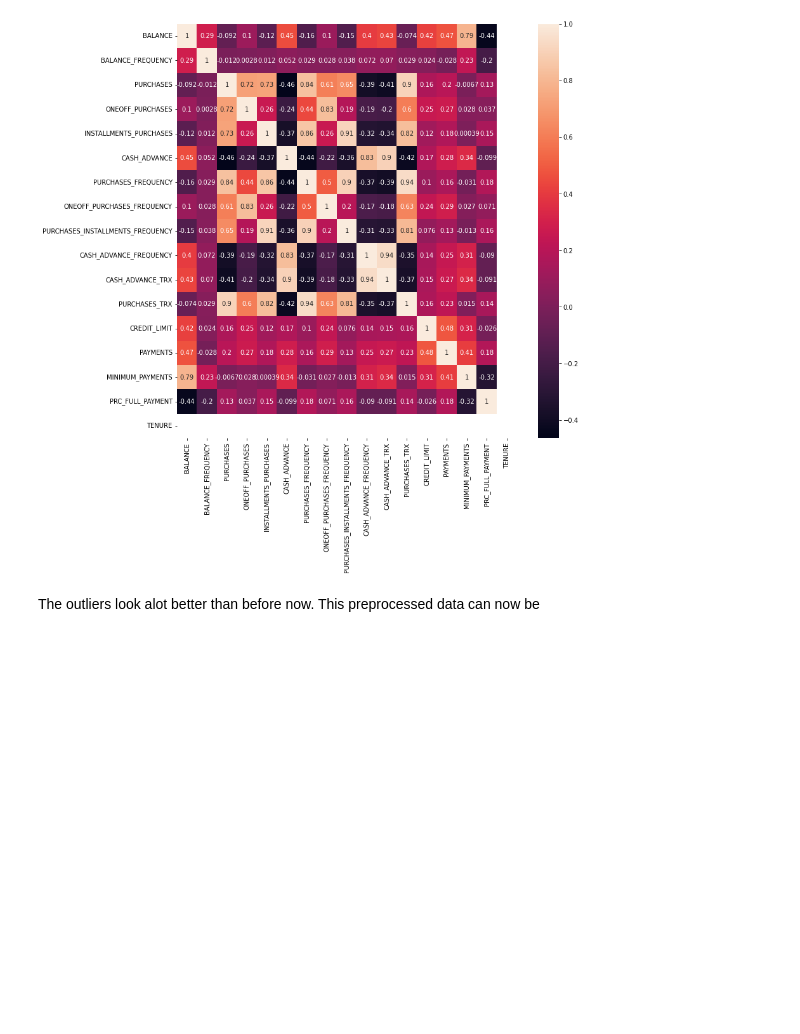
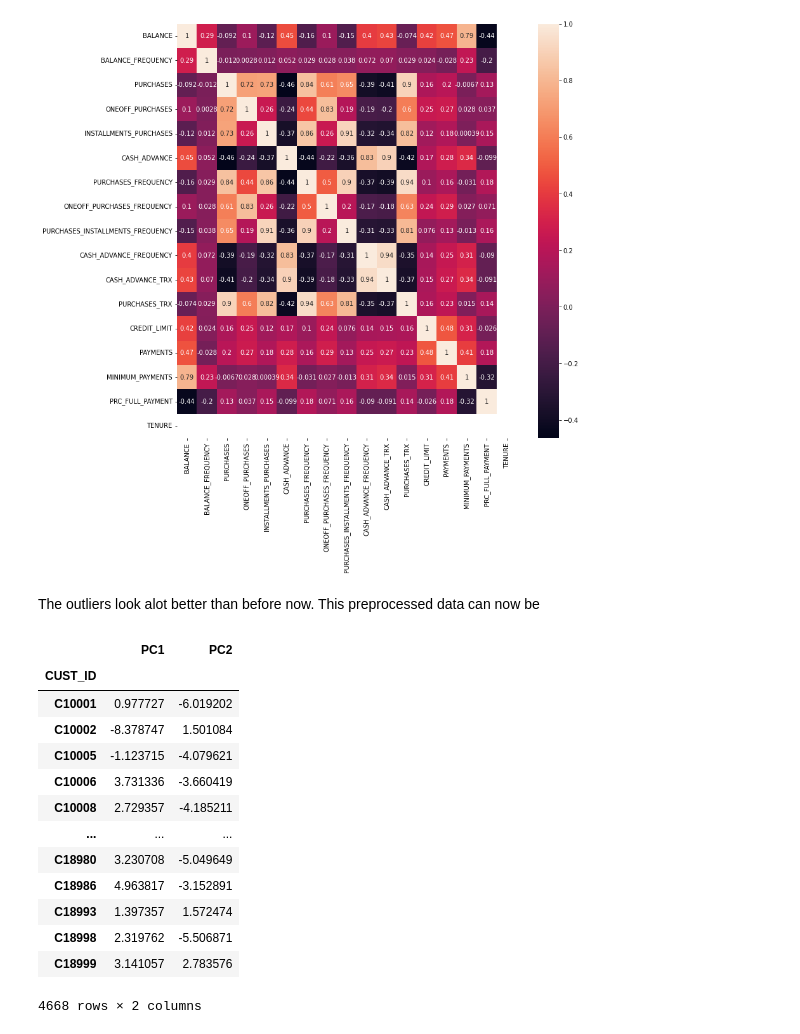
Before and after one commit to kasun61/credit-card-clustering, a Jupyter notebook: notebooks/preprocessing.ipynb, the cells around one changed output. Drawn from its saved outputs; the diff is of its cells as text; code cells hidden in the pictures; blank space fills up the shorter version.

```diff
--- a/notebooks/preprocessing.ipynb
+++ b/notebooks/preprocessing.ipynb
@@ -160,3 +164,43 @@ plt.show()
 [figure]
 # %% [markdown]
 The outliers look alot better than before now. This preprocessed data can now be
+# %%
+def apply_pca (data, n_components = 2):
+    """
+    Function to apply PCA to reduce dimensions
+
+    Args:
+        data [dataframe]: data file for user attributes
+        n_components [int]: number of components in PCA, default as 2
+    Returns:
+        pca_df [dataframe]: data file with principal components
+        pca_fit [dataframe]: fitted PCA
+    """
+
+    pca = PCA(n_components = n_components)     #PCA
+    pca_fit = pca.fit_transform(data) #Reducing the dimensions of the data
+    pca_df = pd.DataFrame(pca_fit,  #Dataframe for first 2 PCs
+                            columns = ['PC1', 'PC2'],
+                            index=data.index.copy())  # set yara_user_id as index
+
+
+    return pca_df, pca
+# %%
+data_pca, pca = apply_pca(df_without_outliers)
+# %%
+data_pca
+# %% [output]
+|  | PC1 | PC2 |
+| CUST_ID |  |  |
+| C10001 | 0.977727 | -6.019202 |
+| C10002 | -8.378747 | 1.501084 |
+| C10005 | -1.123715 | -4.079621 |
+| C10006 | 3.731336 | -3.660419 |
+| C10008 | 2.729357 | -4.185211 |
+| ... | ... | ... |
+| C18980 | 3.230708 | -5.049649 |
+| C18986 | 4.963817 | -3.152891 |
+| C18993 | 1.397357 | 1.572474 |
+| C18998 | 2.319762 | -5.506871 |
+| C18999 | 3.141057 | 2.783576 |
+4668 rows × 2 columns
```
Also changed, not shown: parts of 7 cells of this notebook, 2 other files.
